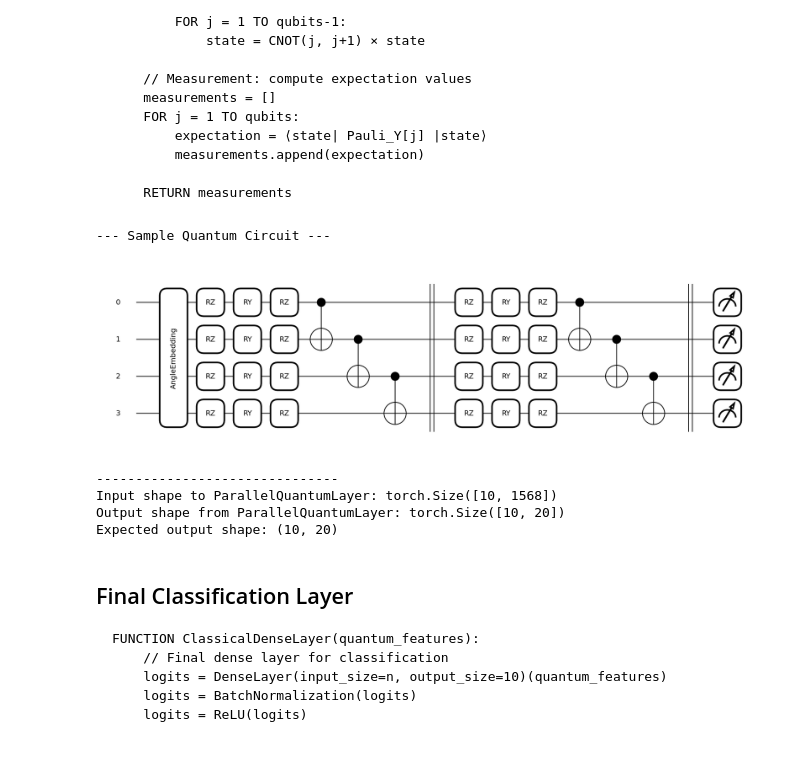
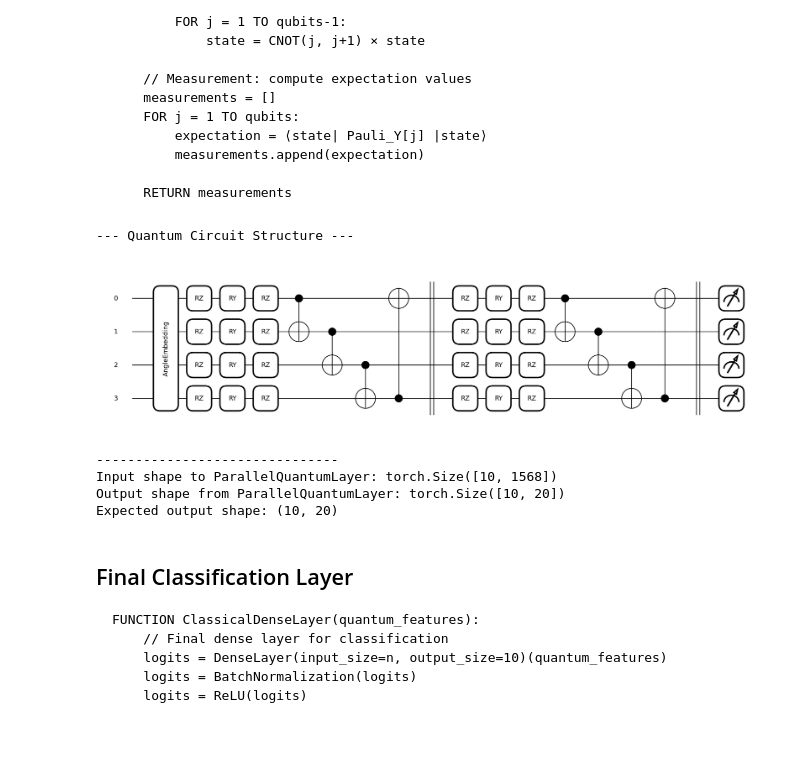
Before and after one commit to pk-2004/quantum-classification, a Jupyter notebook: HQNN/HQNN-Parallel-manual.ipynb, the cells around one changed output. Saved outputs shown, nothing was run; the diff lists cells and outputs as text; code cells hidden in the pictures.

```diff
--- a/HQNN/HQNN-Parallel-manual.ipynb
+++ b/HQNN/HQNN-Parallel-manual.ipynb
@@ -185,7 +185,7 @@ class ParallelQuantumLayer(nn.Module):
     quantum circuits implemented with PennyLane. It's designed to be a drop-in
     replacement in a PyTorch model.
     """
-    def __init__(self, n, n_qubits, n_circuits, depth, device='default.qubit', shots=None):
+    def __init__(self, n_qubits, n_circuits, depth, device='default.qubit', shots=None):
         """
         Args:
             n (int): The number of features coming from the CNN (e.g., 1568).
@@ -204,7 +204,7 @@ class ParallelQuantumLayer(nn.Module):
         # This layer maps the flattened CNN output to the total number of features
         # required by all parallel quantum circuits.
         self.classical_preprocessor = nn.Sequential(
-            nn.Linear(n, self.total_quantum_features),
+            nn.LazyLinear(self.total_quantum_features),
             nn.BatchNorm1d(self.total_quantum_features),
             nn.ReLU()
         )
@@ -234,8 +234,8 @@ class ParallelQuantumLayer(nn.Module):
                     qml.RZ(weights[layer_id, 2, i], wires=i)
 
                 # Entangling gates
-                for i in range(n_qubits - 1):
-                    qml.CNOT(wires=[i, i + 1])
+                for i in range(n_qubits):
+                    qml.CNOT(wires=[i, (i + 1) % n_qubits])
 
                 # Add a barrier to align the layers
                 qml.Barrier(wires=range(n_qubits))
@@ -288,33 +288,31 @@ class ParallelQuantumLayer(nn.Module):
 # %%
 # --- Example of how to test this layer ---
 # Hyperparameters
-cnn_feature_size = 1568 # Output of the nn.Flatten() layer
 q = 4      # Number of qubits per circuit
 c = 5      # Number of parallel circuits
 depth = 2  # Depth of each circuit
 
 # Create an instance of the layer
 parallel_q_layer = ParallelQuantumLayer(
-    n=cnn_feature_size,
     n_qubits=q,
     n_circuits=c,
     depth=depth,
     device='lightning.qubit'
 )
 
 # Create a dummy input tensor (simulating output from the CNN block)
 batch_size = 10
-dummy_cnn_features = torch.randn(batch_size, cnn_feature_size)
+dummy_cnn_features = torch.randn(batch_size, 1568)
 
 # Pass the dummy data through the layer
 output_features = parallel_q_layer(dummy_cnn_features)
 
 print(f"Input shape to ParallelQuantumLayer: {dummy_cnn_features.shape}")
 print(f"Output shape from ParallelQuantumLayer: {output_features.shape}")
 print(f"Expected output shape: ({batch_size}, {c * q})")
 # %% [output]
---- Sample Quantum Circuit ---
+--- Quantum Circuit Structure ---
-[figure, old version]
+[figure, new version]
 -------------------------------
 Input shape to ParallelQuantumLayer: torch.Size([10, 1568])
 Output shape from ParallelQuantumLayer: torch.Size([10, 20])
```
Also changed, not shown: parts of 10 cells of this notebook, 1 other file.
